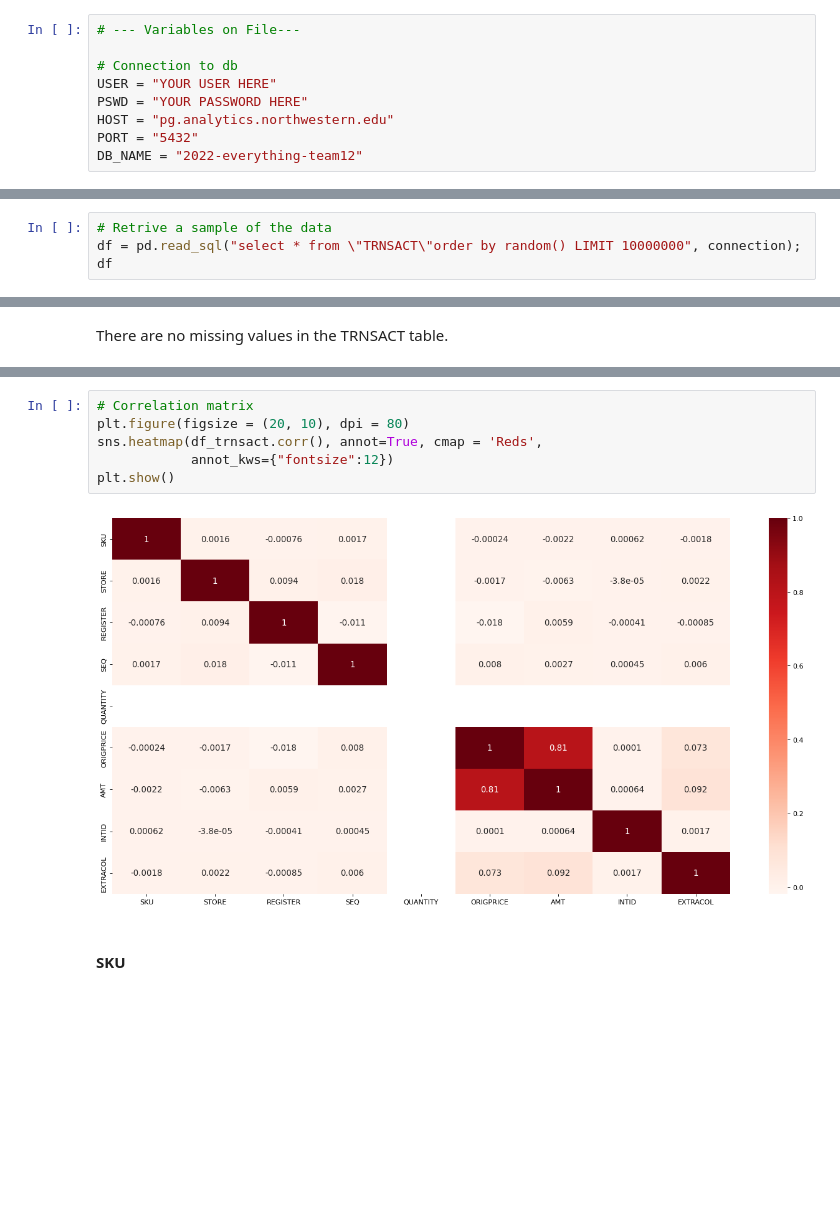
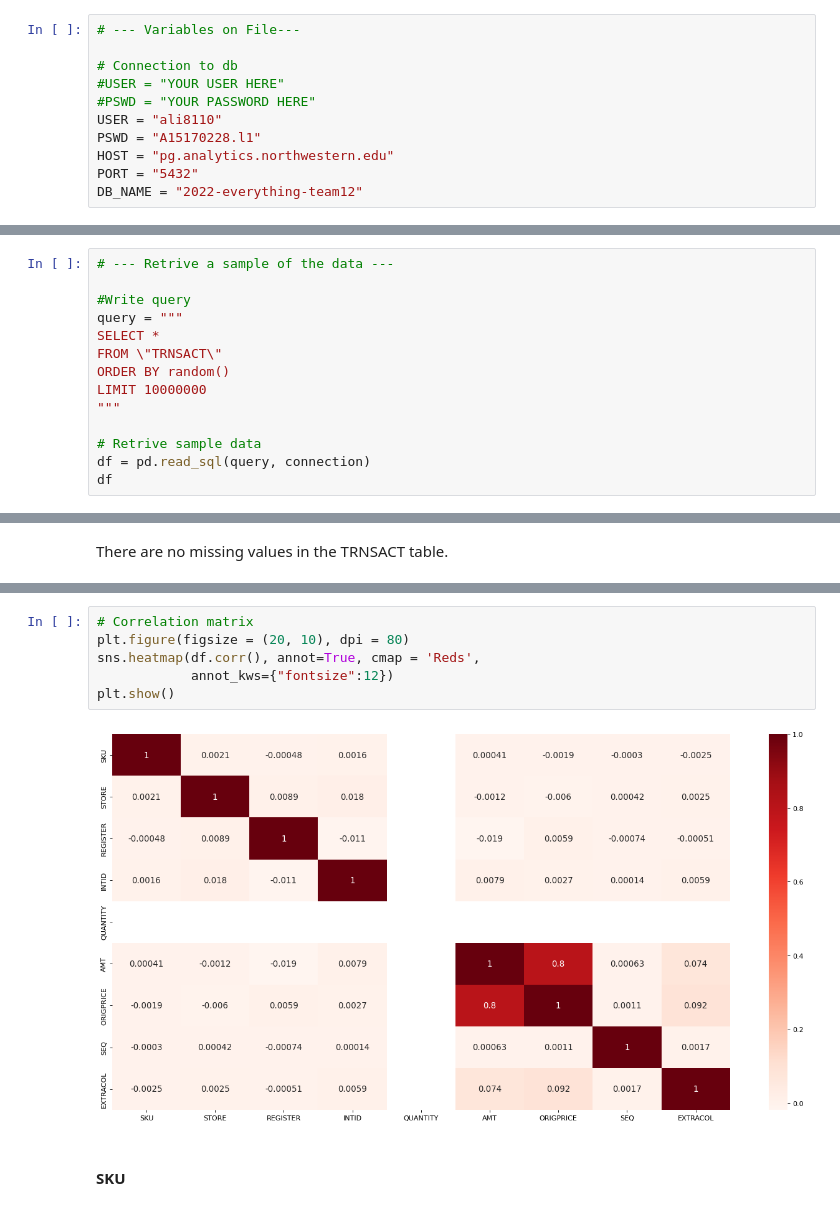
Before and after one commit to ychen595/MSiA_400_G12, a Jupyter notebook: 02_Data_Cleansing/EDA&Clean_trnsact.ipynb, the cells around one changed output, grey strips where cells are left out. Cells and saved outputs as stored; diff of their text form; blank space fills up the shorter version.

```diff
--- a/02_Data_Cleansing/EDA&Clean_trnsact.ipynb
+++ b/02_Data_Cleansing/EDA&Clean_trnsact.ipynb
@@ -18,8 +18,10 @@ import seaborn as sns
 # --- Variables on File---
 
 # Connection to db
-USER = "YOUR USER HERE"
-PSWD = "YOUR PASSWORD HERE"
+#USER = "YOUR USER HERE"
+#PSWD = "YOUR PASSWORD HERE"
+USER = "ali8110"
+PSWD = "A15170228.l1"
 HOST = "pg.analytics.northwestern.edu"
 PORT = "5432"
 DB_NAME = "2022-everything-team12"
@@ -55,7 +128,17 @@ You are connected to -  ('PostgreSQL 10.12 on x86_64-pc-linux-gnu, compiled by g
 # %% [markdown]
 The trnsact database has 120,916,889 of observations. Thus, to do the EDA on this data we will extract 10,000,000 observations randomly.
 # %%
-# Retrive a sample of the data
-df = pd.read_sql("select * from \"TRNSACT\"order by random() LIMIT 10000000", connection);
+# --- Retrive a sample of the data ---
+
+#Write query
+query = """
+SELECT *
+FROM \"TRNSACT\"
+ORDER BY random()
+LIMIT 10000000
+"""
+
+# Retrive sample data
+df = pd.read_sql(query, connection)
 df
 # %% [output]
@@ -145,10 +206,10 @@ df.describe()
 # %%
 # Correlation matrix
 plt.figure(figsize = (20, 10), dpi = 80)
-sns.heatmap(df_trnsact.corr(), annot=True, cmap = 'Reds',
+sns.heatmap(df.corr(), annot=True, cmap = 'Reds',
             annot_kws={"fontsize":12})
 plt.show()
 # %% [output]
-[figure, old version]
+[figure, new version]
 # %% [markdown]
 #### SKU
```
Also changed, not shown: parts of 42 cells of this notebook, 1 other file.
